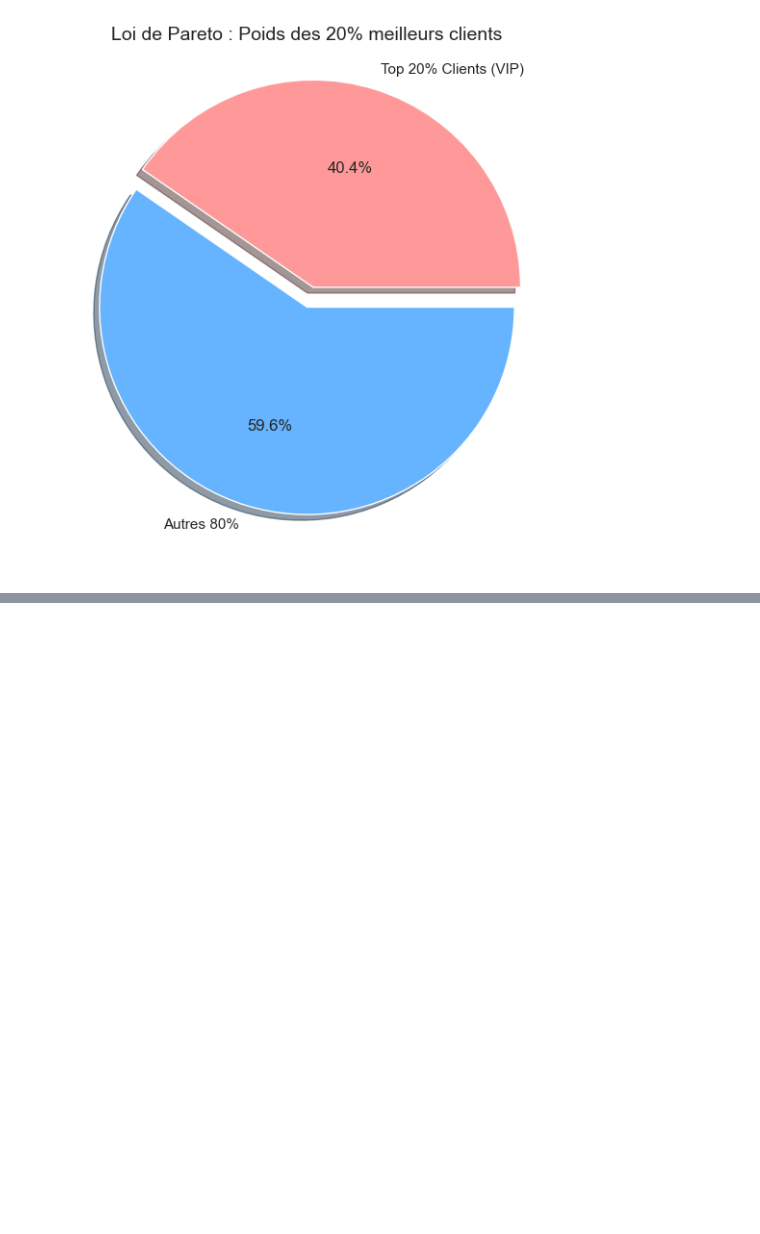
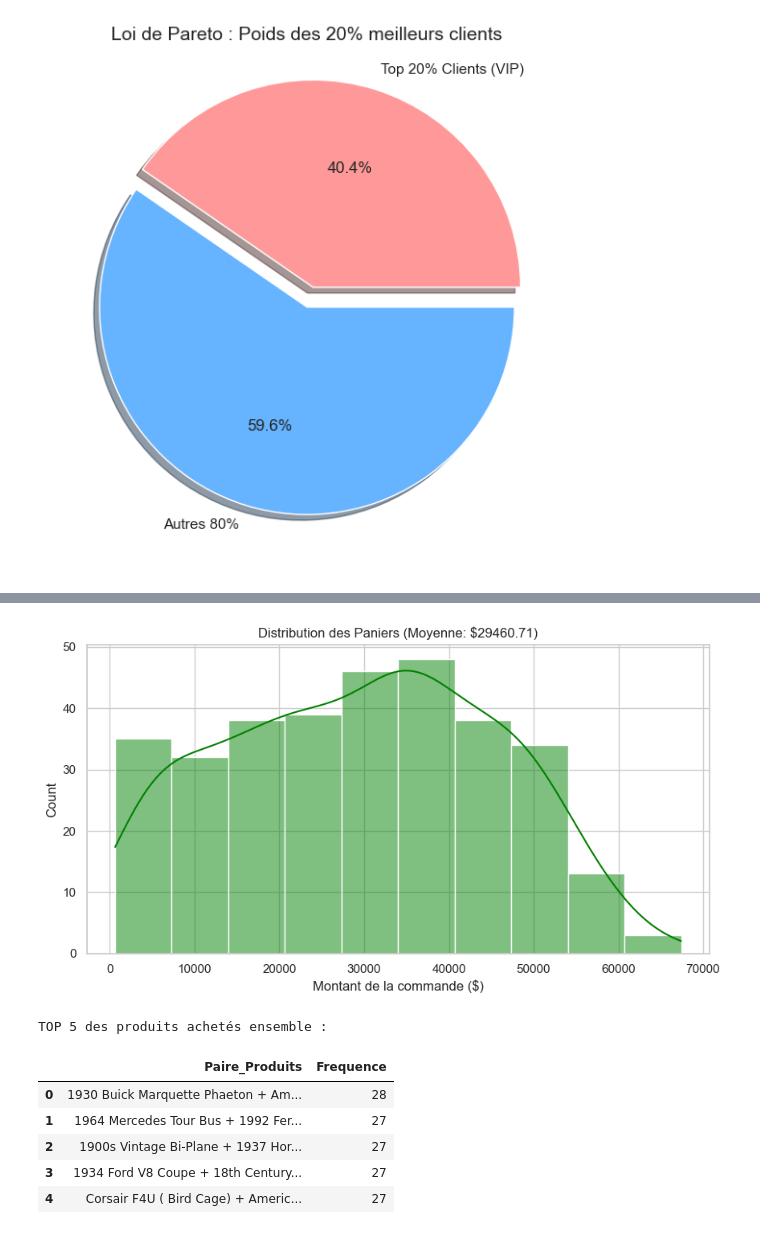
Before and after one commit to KarissyCISSE21/classicmodels-analysis, a Jupyter notebook: notebooks/ClassicModels_Analysis.ipynb, the cells around one changed output, grey strips where cells are left out. Saved outputs shown, nothing was run; the diff lists cells and outputs as text; code cells hidden in the pictures; blank space fills up the shorter version.

```diff
--- a/notebooks/ClassicModels_Analysis.ipynb
+++ b/notebooks/ClassicModels_Analysis.ipynb
@@ -577,0 +746,44 @@ Nous observons une forte concentration du chiffre d'affaires :
+# %%
+# --- 4.4 ANALYSE PANIER & PRODUITS LIÉS (STABLE) ---
+
+# A. Le Panier Moyen
+query_basket = """
+SELECT orderNumber, SUM(quantityOrdered * priceEach) as Total_Panier
+FROM orderdetails
+GROUP BY orderNumber;
+"""
+df_basket = pd.read_sql(query_basket, conn)
+
+plt.figure(figsize=(10, 5))
+sns.histplot(df_basket['Total_Panier'], kde=True, color='green')
+plt.title(f"Distribution des Paniers (Moyenne: ${df_basket['Total_Panier'].mean():.2f})")
+plt.xlabel('Montant de la commande ($)')
+plt.savefig("../visualizations/f Distribution des Paniers (Moyenne: ${df_basket['Total_Panier'].mean():.2f}).png", bbox_inches='tight')
+plt.show()
+# B. Produits souvent achetés ensemble
+query_pairs = """
+SELECT
+    CONCAT(p1.productName, ' + ', p2.productName) as Paire_Produits,
+    COUNT(*) as Frequence
+FROM orderdetails od1
+JOIN orderdetails od2 ON od1.orderNumber = od2.orderNumber
+AND od1.productCode < od2.productCode
+JOIN products p1 ON od1.productCode = p1.productCode
+JOIN products p2 ON od2.productCode = p2.productCode
+GROUP BY Paire_Produits
+ORDER BY Frequence DESC
+LIMIT 5;
+"""
+df_pairs = pd.read_sql(query_pairs, conn)
+
+print("TOP 5 des produits achetés ensemble :")
+display(df_pairs)
+# %% [output]
+[figure, added]
+TOP 5 des produits achetés ensemble :
+|  | Paire_Produits | Frequence |
+| 0 | 1930 Buick Marquette Phaeton + Am... | 28 |
+| 1 | 1964 Mercedes Tour Bus + 1992 Fer... | 27 |
+| 2 | 1900s Vintage Bi-Plane + 1937 Hor... | 27 |
+| 3 | 1934 Ford V8 Coupe + 18th Century... | 27 |
+| 4 | Corsair F4U ( Bird Cage) + Americ... | 27 |
```
Also changed, not shown: parts of 10 cells of this notebook, 7 other files.
